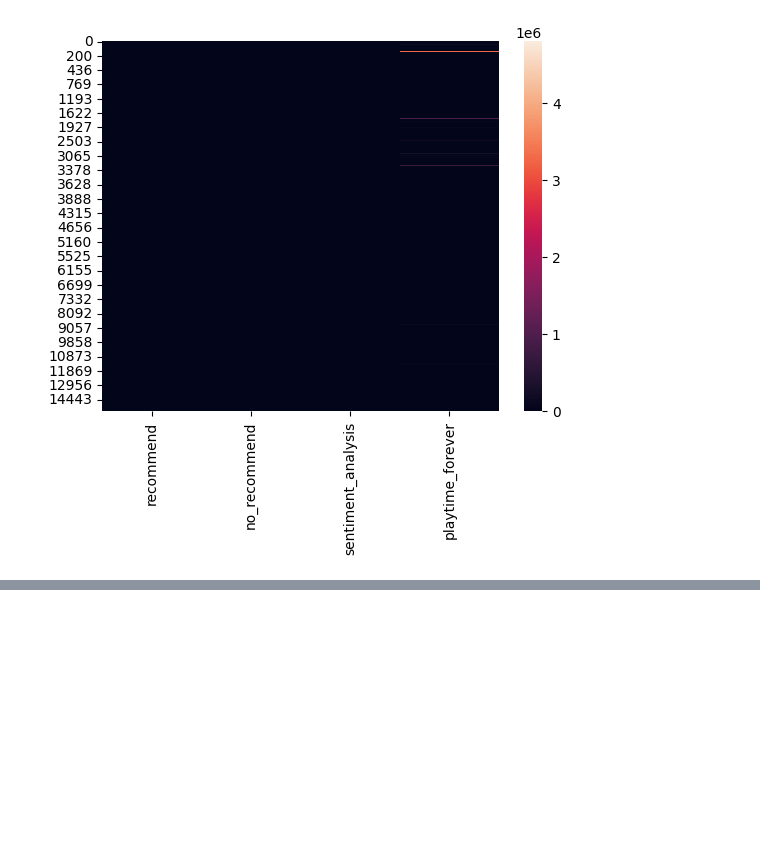
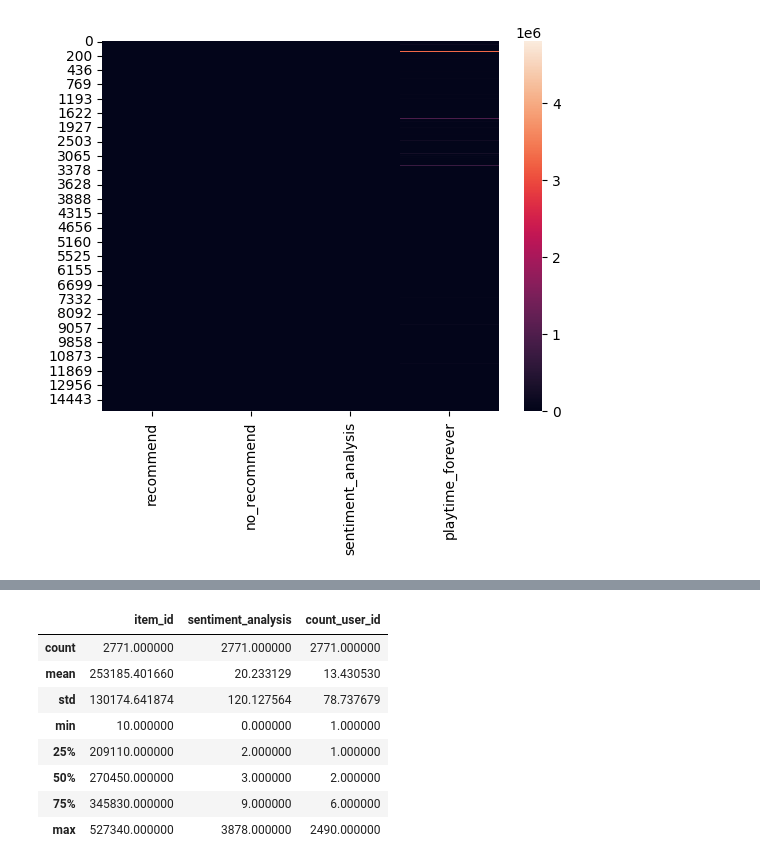
Before and after one commit to DaAnMaGi/Proyecto_Marzo, a Jupyter notebook: Parte 2/Revision_EDA.ipynb, the cells around one changed output, grey strips where cells are left out. Drawn from its saved outputs; the diff is of its cells as text; code cells hidden in the pictures; blank space fills up the shorter version.

```diff
--- a/Parte 2/Revision_EDA.ipynb
+++ b/Parte 2/Revision_EDA.ipynb
@@ -214,0 +310,13 @@ sns.heatmap(total_generos[["recommend","no_recommend","sentiment_analysis","play
+# %%
+# Se solicita describir la información en la base.
+r_total.describe()
+# %% [output]
+|  | item_id | sentiment_analysis | count_user_id |
+| count | 2771.000000 | 2771.000000 | 2771.000000 |
+| mean | 253185.401660 | 20.233129 | 13.430530 |
+| std | 130174.641874 | 120.127564 | 78.737679 |
+| min | 10.000000 | 0.000000 | 1.000000 |
+| 25% | 209110.000000 | 2.000000 | 1.000000 |
+| 50% | 270450.000000 | 3.000000 | 2.000000 |
+| 75% | 345830.000000 | 9.000000 | 6.000000 |
+| max | 527340.000000 | 3878.000000 | 2490.000000 |
```
Also changed, not shown: parts of 9 cells of this notebook, 1 other file.
